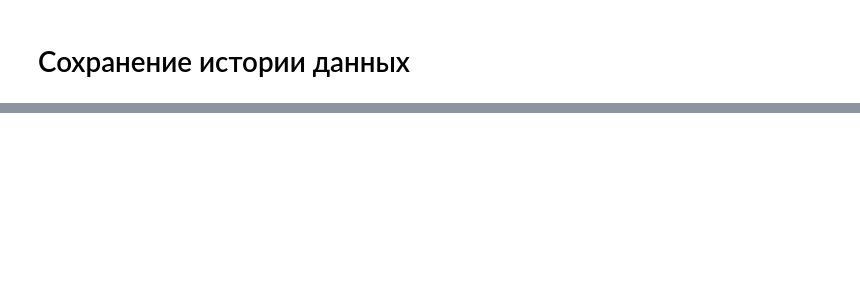
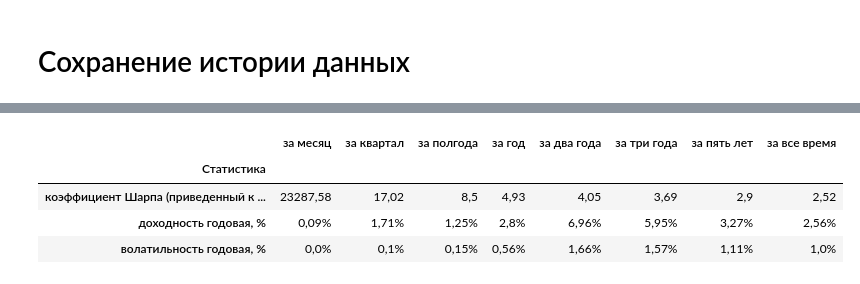
Before and after one commit to prog815/abscur, a Jupyter notebook: abscur2.ipynb, the cells around one changed output, grey strips where cells are left out. Cells and saved outputs as stored; diff of their text form; code cells hidden in the pictures; blank space fills up the shorter version.

```diff
--- a/abscur2.ipynb
+++ b/abscur2.ipynb
@@ -770,0 +878,8 @@ reit_sharp
+# %%
+best_portf_stats
+# %% [output]
+|  | за месяц | за квартал | за полгода | за год | за два года | за три года | за пять лет | за все время |
+| Статистика |  |  |  |  |  |  |  |  |
+| коэффициент Шарпа (приведенный к ... | 23287,58 | 17,02 | 8,5 | 4,93 | 4,05 | 3,69 | 2,9 | 2,52 |
+| доходность годовая, % | 0,09% | 1,71% | 1,25% | 2,8% | 6,96% | 5,95% | 3,27% | 2,56% |
+| волатильность годовая, % | 0,0% | 0,1% | 0,15% | 0,56% | 1,66% | 1,57% | 1,11% | 1,0% |
```
Also changed, not shown: parts of 14 cells of this notebook.
